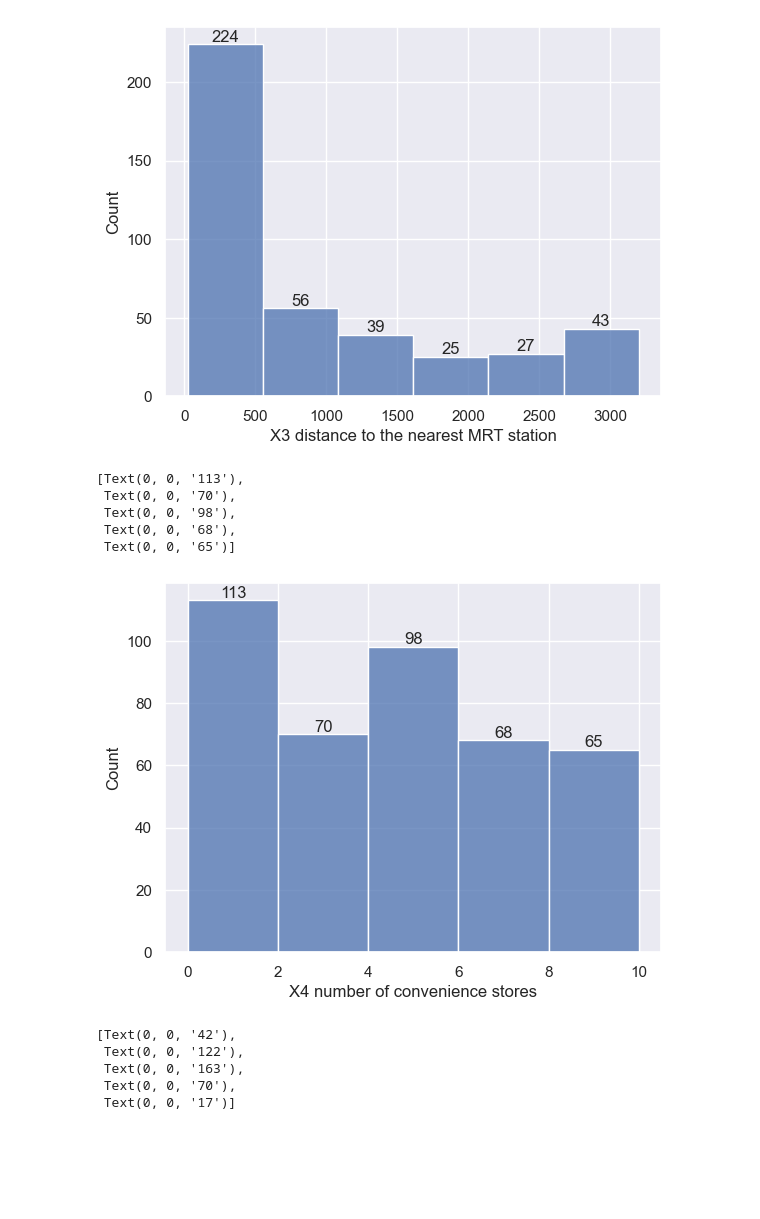
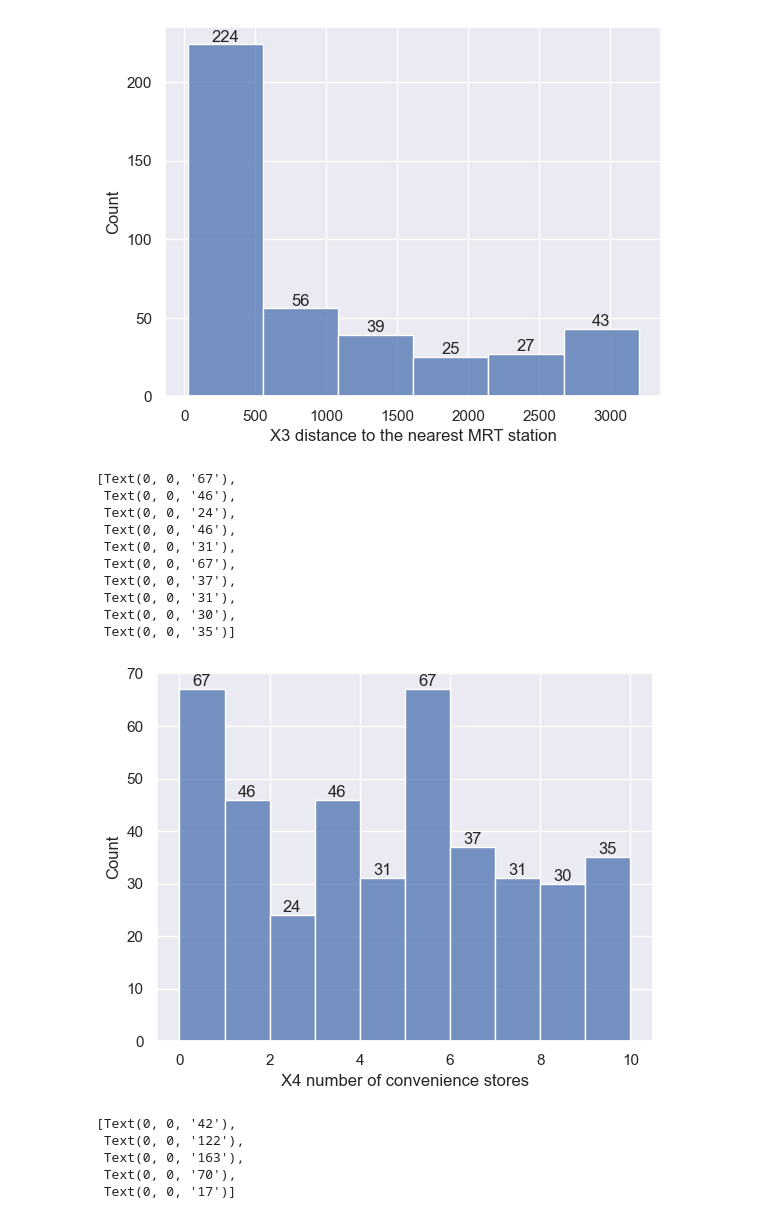
Before and after one commit to Hort-Hourpheng/Assignment, a Jupyter notebook: XGboost + Linear/XGboost+LinearReg.ipynb, the cells around one changed output. Saved outputs shown, nothing was run; the diff lists cells and outputs as text; code cells hidden in the pictures; blank space fills up the shorter version.

```diff
--- a/XGboost + Linear/XGboost+LinearReg.ipynb
+++ b/XGboost + Linear/XGboost+LinearReg.ipynb
@@ -127,7 +125,10 @@ for column in df.select_dtypes(include="number").columns.tolist():
     plt.figure(figsize=(15, 7))
     plt.subplot(1, 2, 1)
     plt.title("dist plot of " + column, fontsize=15)
-    sns.distplot(df[column], bins=15)
+    sns.distplot(
+        df[column],
+        bins=15,
+        )
     plt.subplot(1, 2, 2)
     plt.title("Boxplot of " + column, fontsize=15)
     sns.boxplot(data=df[column], palette="Dark2")
@@ -425,17 +419,22 @@ ax3.bar_label(
  Text(0, 0, '43')]
 [figure]
 # %%
-ax4 = sns.histplot(df_capped["X4 number of convenience stores"], bins=5)
+ax4 = sns.histplot(df_capped["X4 number of convenience stores"], bins=10)
 ax4.bar_label(
     ax4.containers[0], fmt=lambda x: f"{x:0.0f}" if x > 0 else "", label_type="edge"
 )
 # %% [output]
-[Text(0, 0, '113'),
- Text(0, 0, '70'),
- Text(0, 0, '98'),
- Text(0, 0, '68'),
- Text(0, 0, '65')]
+[Text(0, 0, '67'),
+ Text(0, 0, '46'),
+ Text(0, 0, '24'),
+ Text(0, 0, '46'),
+ Text(0, 0, '31'),
+ Text(0, 0, '67'),
+ Text(0, 0, '37'),
+ Text(0, 0, '31'),
+ Text(0, 0, '30'),
+ Text(0, 0, '35')]
-[figure, old version]
+[figure, new version]
 # %%
 ay = sns.histplot(df_capped["Y house price of unit area"], bins=5)
 ay.bar_label(
```
Also changed, not shown: parts of 27 cells of this notebook.
